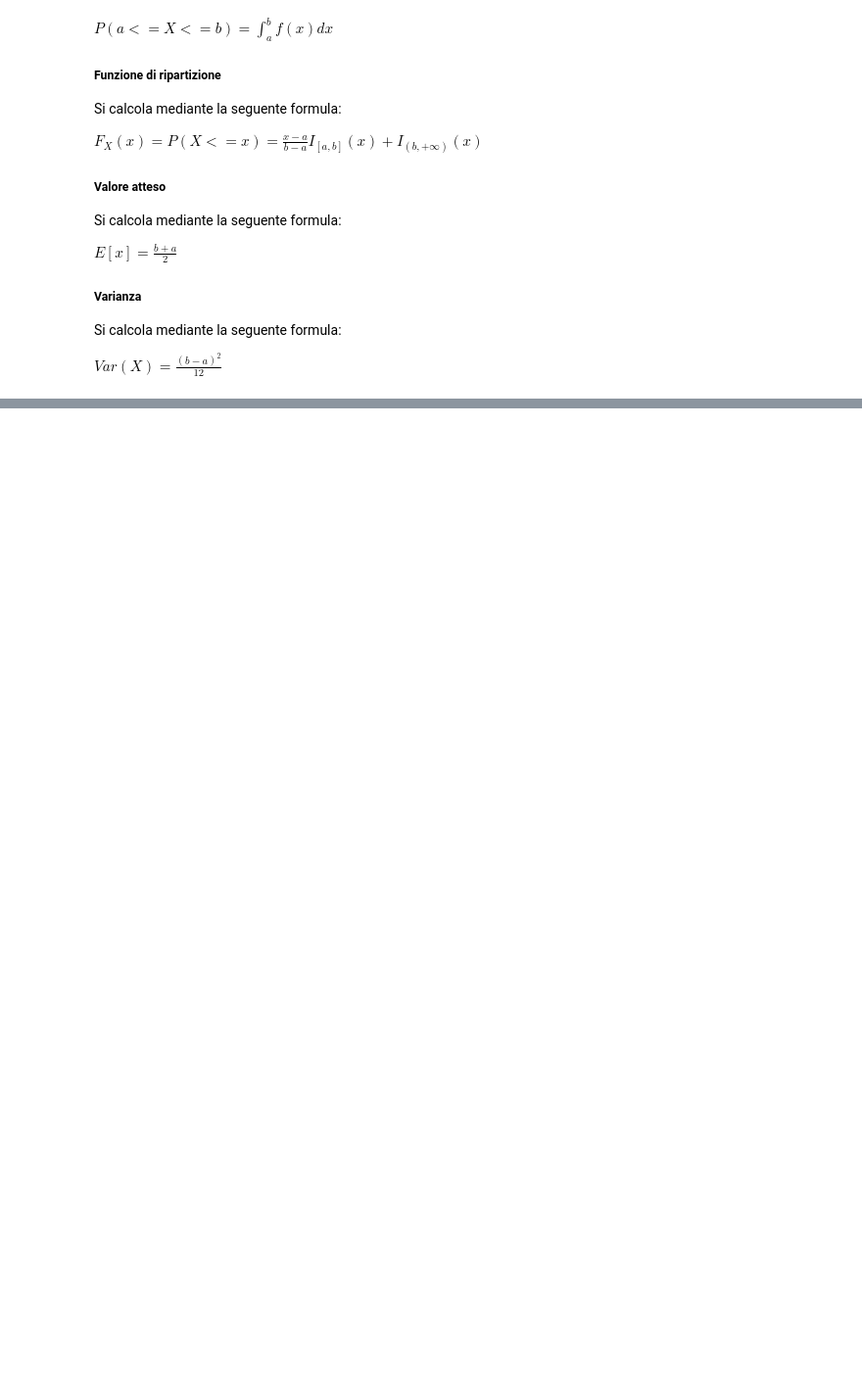
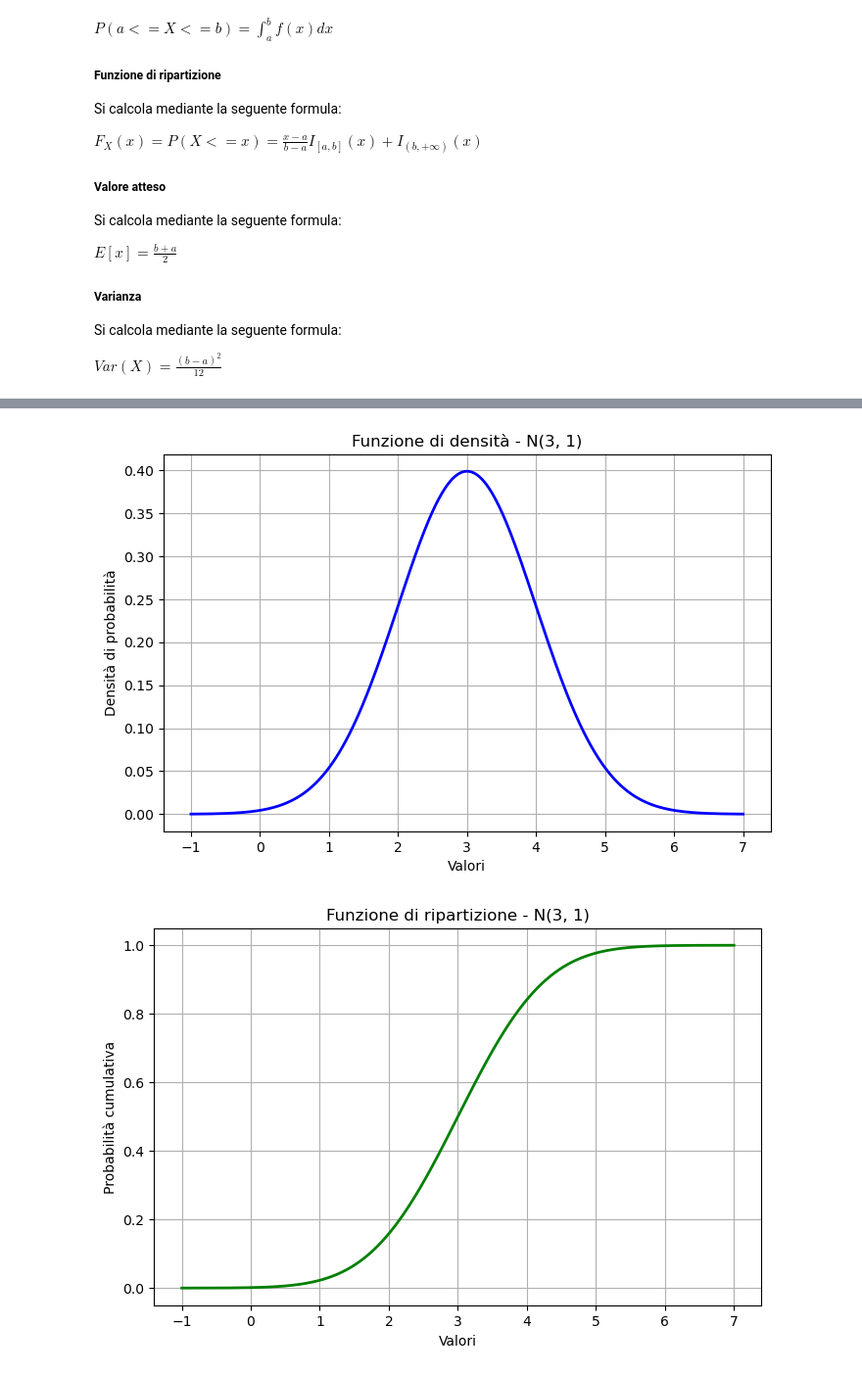
Before and after one commit to Gallja/SAD_Python, a Jupyter notebook: calcolo_delle_probabilita.ipynb, the cells around one changed output, grey strips where cells are left out. Shown at 98% size. Saved outputs shown, nothing was run; the diff lists cells and outputs as text; code cells hidden in the pictures; blank space fills up the shorter version.

```diff
--- a/calcolo_delle_probabilita.ipynb
+++ b/calcolo_delle_probabilita.ipynb
@@ -1816,0 +1994,62 @@ Questa è l'unica distribuzione continua con questa proprietà. In altre parole,
+# %%
+import numpy as np
+import matplotlib.pyplot as plt
+from scipy.stats import norm
+
+# -----------------------------
+# Parametri iniziali
+# -----------------------------
+mu = 3       # Media
+sigma = 1     # Deviazione standard
+n_simulazioni = 1000  # Numero di simulazioni
+np.random.seed(42)    # Per la riproducibilità
+
+# -----------------------------
+# Spazio dei valori
+# -----------------------------
+x = np.linspace(mu - 4*sigma, mu + 4*sigma, 500)
+
+# -----------------------------
+# Funzione di densità di probabilità (PDF)
+# -----------------------------
+pdf = norm.pdf(x, mu, sigma)
+
+plt.figure(figsize=(8, 5))
+plt.plot(x, pdf, color='blue', lw=2)
+plt.title(f'Funzione di densità - N({mu}, {sigma**2})')
+plt.xlabel('Valori')
+plt.ylabel('Densità di probabilità')
+plt.grid(True)
+plt.show()
+
+# -----------------------------
+# Funzione di ripartizione (CDF)
+# -----------------------------
+cdf = norm.cdf(x, mu, sigma)
+
+plt.figure(figsize=(8, 5))
+plt.plot(x, cdf, color='green', lw=2)
+plt.title(f'Funzione di ripartizione - N({mu}, {sigma**2})')
+plt.xlabel('Valori')
+plt.ylabel('Probabilità cumulativa')
+plt.grid(True)
+plt.show()
+
+# -----------------------------
+# Simulazione Monte Carlo
+# -----------------------------
+campioni = np.random.normal(loc=mu, scale=sigma, size=n_simulazioni)
+
+# Istogramma della simulazione confrontato con la PDF teorica
+plt.figure(figsize=(8, 5))
+plt.hist(campioni, bins=30, density=True, alpha=0.6, color='purple', edgecolor='black', label='Simulazione')
+plt.plot(x, pdf, color='red', lw=2, label='PDF teorica')
+plt.title('Distribuzione dei campioni simulati')
+plt.xlabel('Valori')
+plt.ylabel('Densità')
+plt.legend()
+plt.grid(True)
+plt.show()
+# %% [output]
+[figure, added]
+[figure, added]
```
Also changed, not shown: parts of 10 cells of this notebook.
